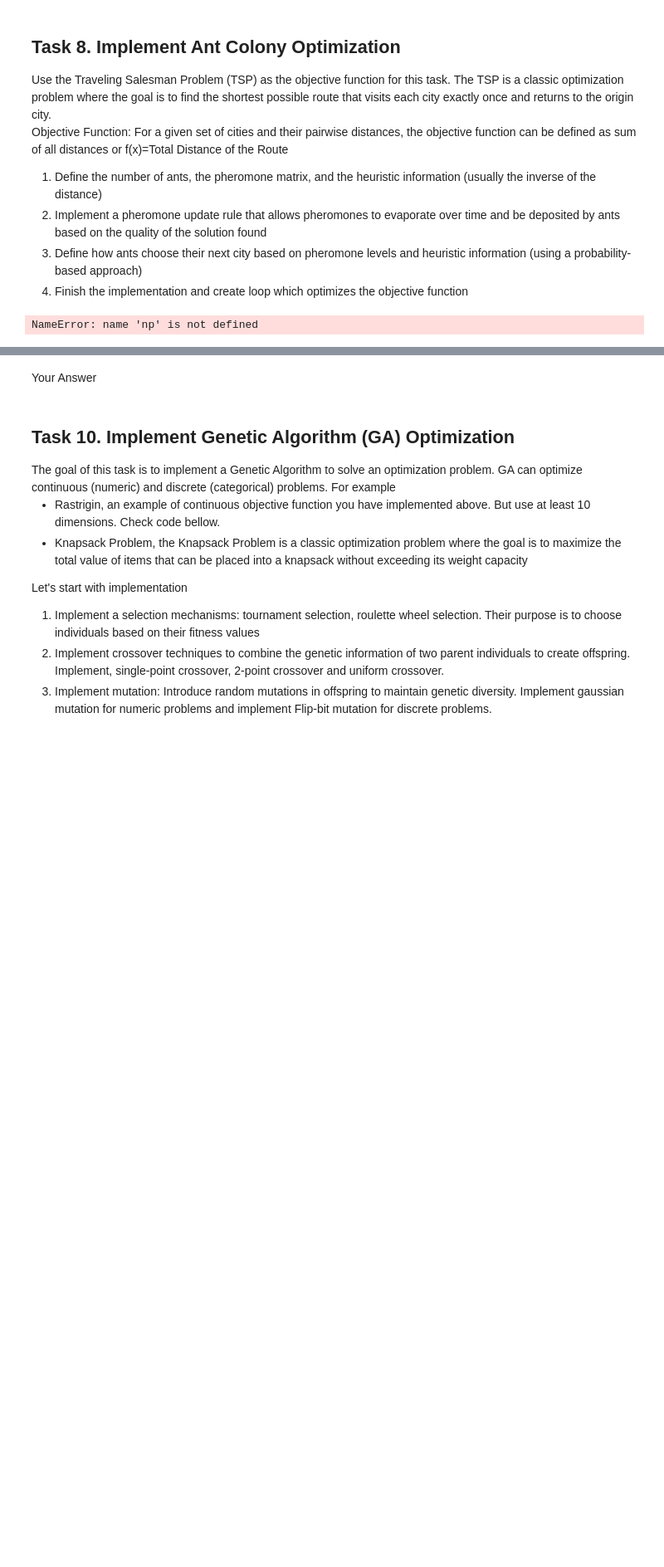
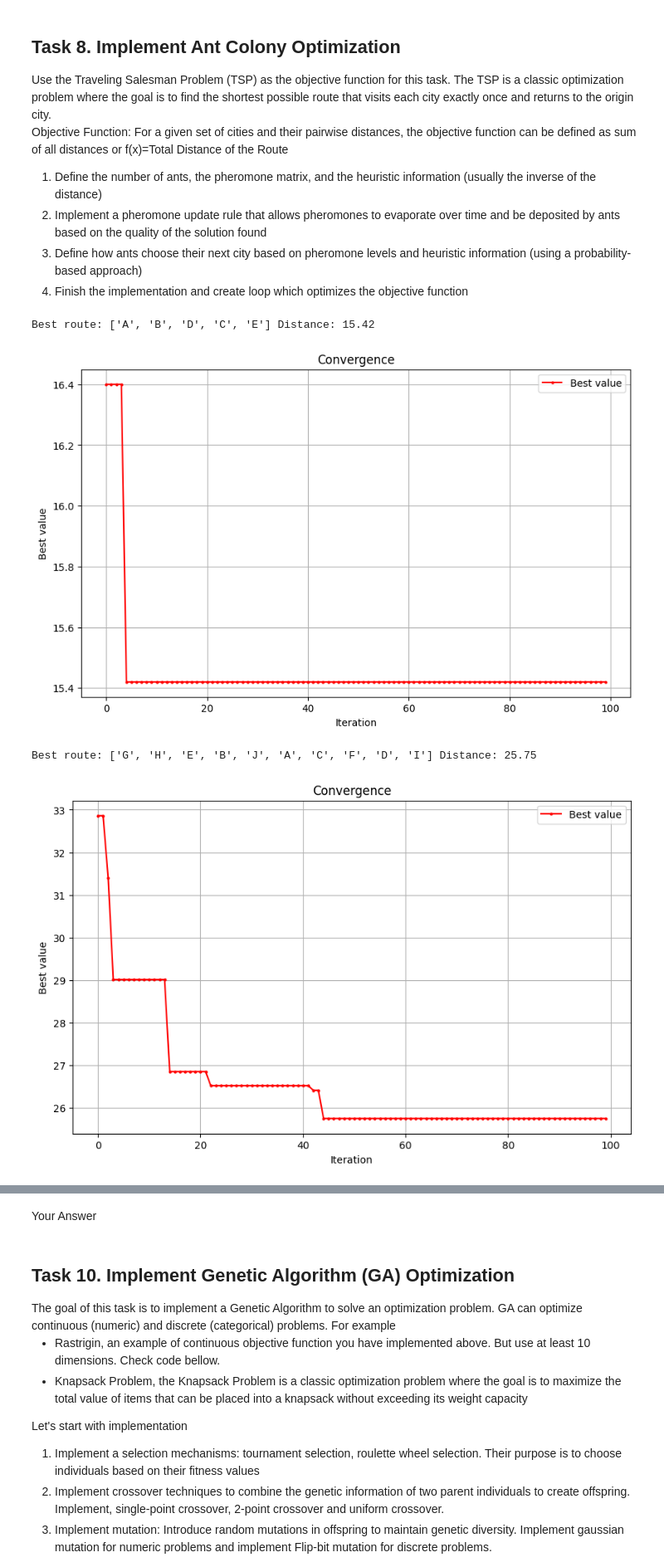
Before and after one commit to MarioSomodi/Optimization-Algorithms, a Jupyter notebook: OABOEC_Project_Mario_Somodi.ipynb, the cells around one changed output, grey strips where cells are left out. Shown at 83% size. Drawn from its saved outputs; the diff is of its cells as text; code cells hidden in the pictures; blank space fills up the shorter version.

```diff
--- a/OABOEC_Project_Mario_Somodi.ipynb
+++ b/OABOEC_Project_Mario_Somodi.ipynb
@@ -562,45 +558,54 @@ Use the Traveling Salesman Problem (TSP) as the objective function for this task
 3.   Define how ants choose their next city based on pheromone levels and heuristic information (using a probability-based approach)
 4.   Finish the implementation and create loop which optimizes the objective function
 # %%
-'''
-  Small example
-'''
-distance_matrix = np.array([
-    [0, 3.16, 4.00, 6.08, 3.00],  # Distances from city A
-    [3.16, 0, 3.00, 5.10, 3.16],   # Distances from city B
-    [4.00, 3.00, 0, 3.16, 1.00],    # Distances from city C
-    [6.08, 5.10, 3.16, 0, 3.16],    # Distances from city D
-    [3.00, 3.16, 1.00, 3.16, 0]     # Distances from city E
-])
+from algorithms.ant_colony_optimization import AntColonyOptimization
+import numpy as np
 
-# List of cities
-cities = ['A', 'B', 'C', 'D', 'E']
-
-'''
-  Bigger example
-'''
-distance_matrix_big = np.array([
-    [0.00, 3.61, 5.00, 7.07, 4.12, 6.08, 5.66, 6.08, 8.06, 2.24],  # Distances from city A
-    [3.61, 0.00, 3.16, 5.10, 1.00, 4.12, 3.16, 3.16, 6.32, 1.00],  # Distances from city B
-    [5.00, 3.16, 0.00, 3.16, 4.12, 1.00, 3.16, 3.16, 3.16, 3.16],  # Distances from city C
-    [7.07, 5.10, 3.16, 0.00, 5.00, 2.83, 3.16, 4.12, 3.16, 5.00],  # Distances from city D
-    [4.12, 1.00, 4.12, 5.00, 0.00, 4.12, 3.16, 2.24, 6.32, 3.16],  # Distances from city E
-    [6.08, 4.12, 1.00, 2.83, 4.12, 0.00, 3.16, 3.16, 4.12, 4.12],  # Distances from city F
-    [5.66, 3.16, 3.16, 3.16, 3.16, 3.16, 0.00, 3.16, 4.12, 3.16],  # Distances from city G
-    [6.08, 3.16, 3.16, 4.12, 2.24, 3.16, 3.16, 0.00, 5.00, 2.83],  # Distances from city H
-    [8.06, 6.32, 3.16, 3.16, 6.32, 4.12, 4.12, 5.00, 0.00, 6.08],  # Distances from city I
-    [2.24, 1.00, 3.16, 5.00, 3.16, 4.12, 3.16, 2.83, 6.08, 0.00]   # Distances from city J
-])
-
-# List of cities
-cities_big = ['A', 'B', 'C', 'D', 'E', 'F', 'G', 'H', 'I', 'J']
+def run_ant_colony_optimization_ts(distance_matrix = np.array([
+                                    [0, 3.16, 4.00, 6.08, 3.00],
+                                    [3.16, 0, 3.00, 5.10, 3.16],
+                                    [4.00, 3.00, 0, 3.16, 1.00],
+                                    [6.08, 5.10, 3.16, 0, 3.16],
+                                    [3.00, 3.16, 1.00, 3.16, 0]
+                                    ]),
+                                    cities = ['A', 'B', 'C', 'D', 'E'],
+                                    number_of_ants = 2,
+                                    max_iter = 100,
+                                    decay = 0.05,
+                                    alpha = 2,
+                                    beta = 1):
+    aco = AntColonyOptimization(distance_matrix,
+                            n_ants=number_of_ants,
+                            n_iterations=max_iter,
+                            decay=decay,
+                            alpha=alpha,
+                            beta=beta)
+    best_route, best_distance = aco.run()
+    summary = aco.summary()
+    print("Best route:", [cities[i] for i in best_route], "Distance:", best_distance)
+    plot_convergence(summary['history'])
 
 
-# You will probably need this:
-def euclidean_distance(point1, point2):
-    return np.sqrt(np.sum((point1 - point2) ** 2))
+run_ant_colony_optimization_ts()
+run_ant_colony_optimization_ts(np.array([
+        [0.00, 3.61, 5.00, 7.07, 4.12, 6.08, 5.66, 6.08, 8.06, 2.24],
+        [3.61, 0.00, 3.16, 5.10, 1.00, 4.12, 3.16, 3.16, 6.32, 1.00],
+        [5.00, 3.16, 0.00, 3.16, 4.12, 1.00, 3.16, 3.16, 3.16, 3.16],
+        [7.07, 5.10, 3.16, 0.00, 5.00, 2.83, 3.16, 4.12, 3.16, 5.00],
+        [4.12, 1.00, 4.12, 5.00, 0.00, 4.12, 3.16, 2.24, 6.32, 3.16],
+        [6.08, 4.12, 1.00, 2.83, 4.12, 0.00, 3.16, 3.16, 4.12, 4.12],
+        [5.66, 3.16, 3.16, 3.16, 3.16, 3.16, 0.00, 3.16, 4.12, 3.16],
+        [6.08, 3.16, 3.16, 4.12, 2.24, 3.16, 3.16, 0.00, 5.00, 2.83],
+        [8.06, 6.32, 3.16, 3.16, 6.32, 4.12, 4.12, 5.00, 0.00, 6.08],
+        [2.24, 1.00, 3.16, 5.00, 3.16, 4.12, 3.16, 2.83, 6.08, 0.00]
+    ]),
+    ['A', 'B', 'C', 'D', 'E', 'F', 'G', 'H', 'I', 'J']
+)
 # %% [output]
-NameError: name 'np' is not defined
+Best route: ['A', 'B', 'D', 'C', 'E'] Distance: 15.42
+[figure, added]
+Best route: ['G', 'H', 'E', 'B', 'J', 'A', 'C', 'F', 'D', 'I'] Distance: 25.75
+[figure, added]
 # %% [markdown]
 <h2> Task 9. Experiment with Ant Colony Optimization </h2>
 Experiment with:
```
Also changed, not shown: parts of 20 cells of this notebook, 2 other files.
